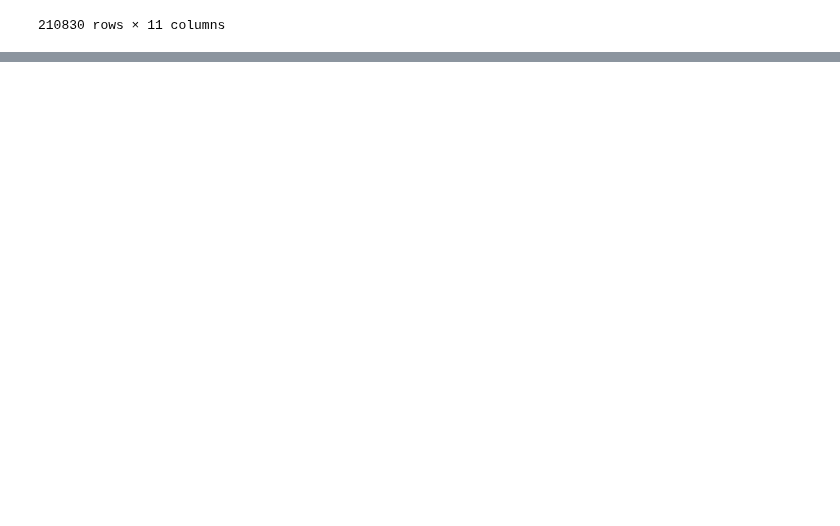
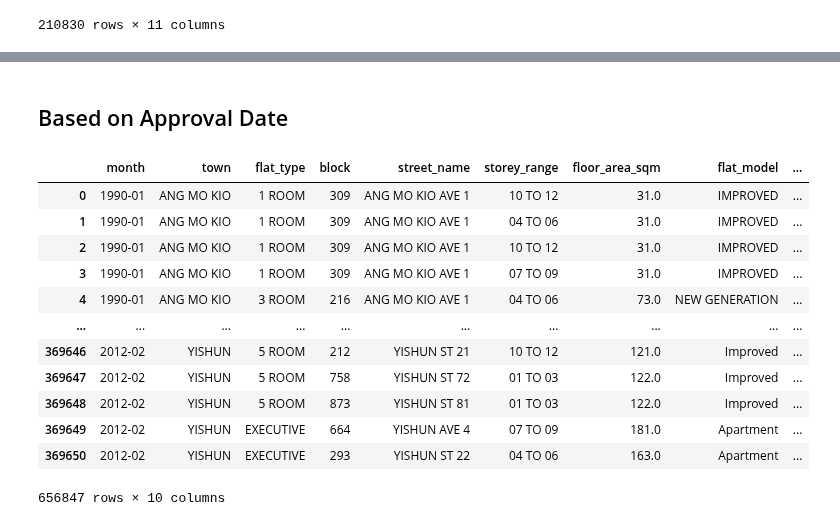
Before and after one commit to mcmanus-git/Singapore-HDB, a Jupyter notebook: michael/EDA/EDA.ipynb, the cells around one changed output, grey strips where cells are left out. Saved outputs shown, nothing was run; the diff lists cells and outputs as text; code cells hidden in the pictures; blank space fills up the shorter version.

Commit message:
combined all resale based on approval date 1990-2012 to pickle file

```diff
--- a/michael/EDA/EDA.ipynb
+++ b/michael/EDA/EDA.ipynb
@@ -147,2 +176,31 @@ df_registration
 # %%
 df_registration.to_pickle('../data/resale-flat-prices/resale-flat-prices-based-on-registration-date-from-march-2012-to-march-2022.pkl')
+# %% [markdown]
+## Based on Approval Date
+# %%
+def create_resale_approval():
+
+    base_dir = '../data/resale-flat-prices/'
+    df = pd.DataFrame()
+    for file in os.listdir('../data/resale-flat-prices/'):
+        if "approval-date" in file and 'csv' in file:
+            df = pd.concat([df, pd.read_csv(f'{base_dir}{file}')])
+
+    return df
+# %%
+df_approval = create_resale_approval()
+df_approval
+# %% [output]
+|  | month | town | flat_type | block | street_name | storey_range | floor_area_sqm | flat_model | ... |
+| 0 | 1990-01 | ANG MO KIO | 1 ROOM | 309 | ANG MO KIO AVE 1 | 10 TO 12 | 31.0 | IMPROVED | ... |
+| 1 | 1990-01 | ANG MO KIO | 1 ROOM | 309 | ANG MO KIO AVE 1 | 04 TO 06 | 31.0 | IMPROVED | ... |
+| 2 | 1990-01 | ANG MO KIO | 1 ROOM | 309 | ANG MO KIO AVE 1 | 10 TO 12 | 31.0 | IMPROVED | ... |
+| 3 | 1990-01 | ANG MO KIO | 1 ROOM | 309 | ANG MO KIO AVE 1 | 07 TO 09 | 31.0 | IMPROVED | ... |
+| 4 | 1990-01 | ANG MO KIO | 3 ROOM | 216 | ANG MO KIO AVE 1 | 04 TO 06 | 73.0 | NEW GENERATION | ... |
+| ... | ... | ... | ... | ... | ... | ... | ... | ... | ... |
+| 369646 | 2012-02 | YISHUN | 5 ROOM | 212 | YISHUN ST 21 | 10 TO 12 | 121.0 | Improved | ... |
+| 369647 | 2012-02 | YISHUN | 5 ROOM | 758 | YISHUN ST 72 | 01 TO 03 | 122.0 | Improved | ... |
+| 369648 | 2012-02 | YISHUN | 5 ROOM | 873 | YISHUN ST 81 | 01 TO 03 | 122.0 | Improved | ... |
+| 369649 | 2012-02 | YISHUN | EXECUTIVE | 664 | YISHUN AVE 4 | 07 TO 09 | 181.0 | Apartment | ... |
+| 369650 | 2012-02 | YISHUN | EXECUTIVE | 293 | YISHUN ST 22 | 04 TO 06 | 163.0 | Apartment | ... |
+656847 rows × 10 columns
```
Also changed, not shown: parts of 10 cells of this notebook, 2 other files.
